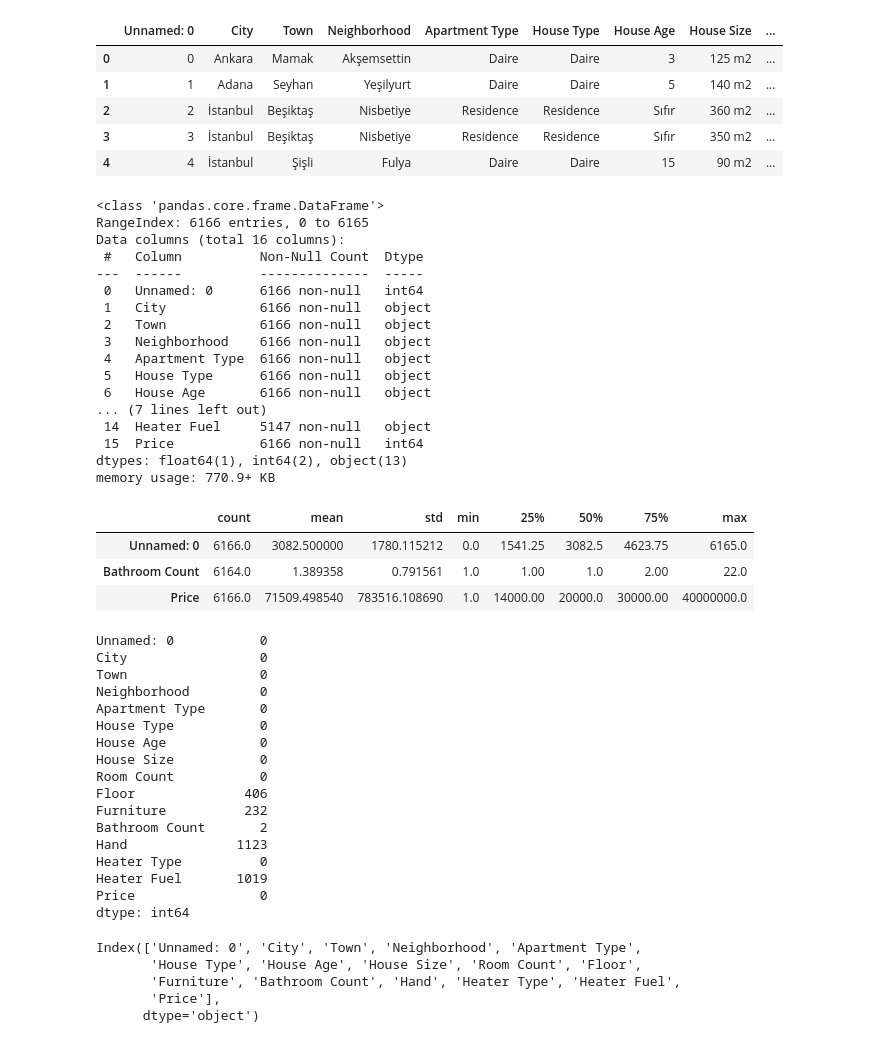
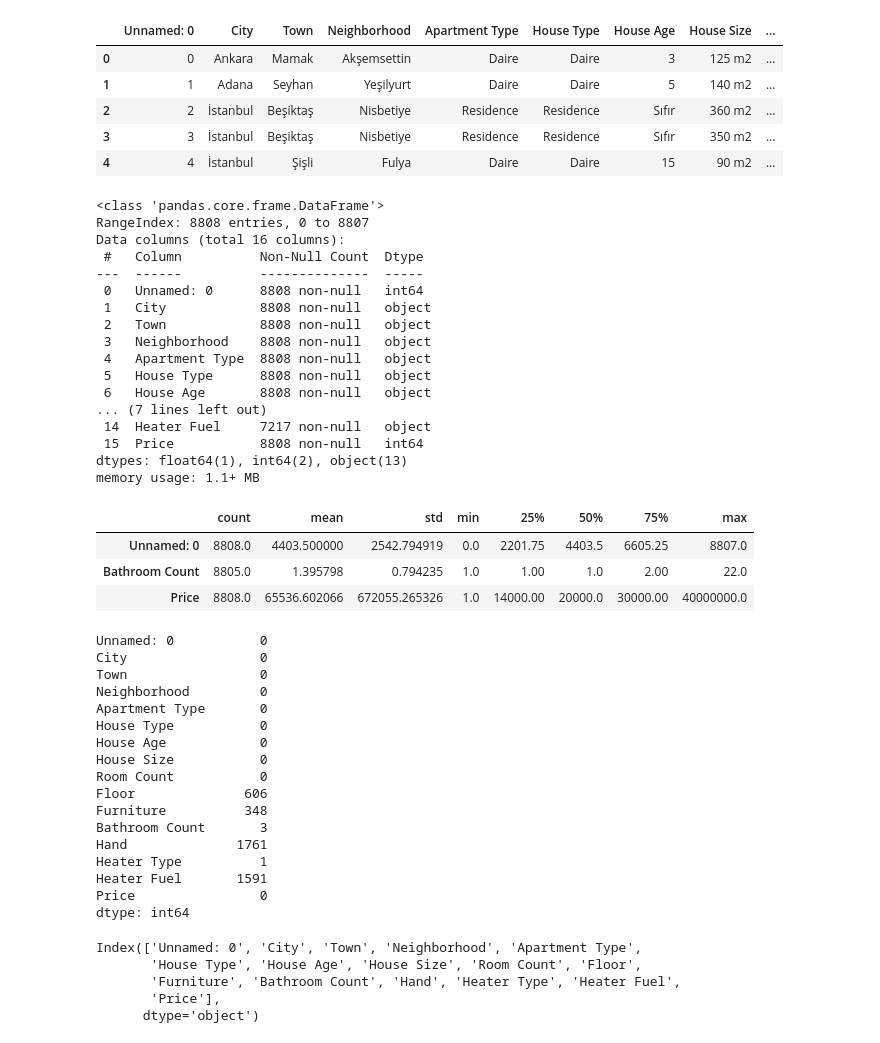
Before and after one commit to giraydorukyurt7/Rent-Estimation-System, a Jupyter notebook: Data_Analysis.ipynb, the cells around one changed output. Drawn from its saved outputs; the diff is of its cells as text; code cells hidden in the pictures.

```diff
--- a/Data_Analysis.ipynb
+++ b/Data_Analysis.ipynb
@@ -9,5 +9,4 @@ import seaborn as sns
 import matplotlib.pyplot as plt
 import scipy
 # %%
-dataset_train = pd.read_csv("Dataset_TR/train.csv")
-dataset_test = pd.read_csv("Dataset_TR/test.csv")
+dataset = pd.read_csv("Dataset_TR/dataset_combined.csv")
@@ -36,34 +31,34 @@ dataset_train.head()
 | 3 | 3 | İstanbul | Beşiktaş | Nisbetiye | Residence | Residence | Sıfır | 350 m2 | ... |
 | 4 | 4 | İstanbul | Şişli | Fulya | Daire | Daire | 15 | 90 m2 | ... |
 # %%
-dataset_train.info()
+dataset.info()
 # %% [output]
 <class 'pandas.core.frame.DataFrame'>
-RangeIndex: 6166 entries, 0 to 6165
+RangeIndex: 8808 entries, 0 to 8807
 Data columns (total 16 columns):
  #   Column          Non-Null Count  Dtype
 ---  ------          --------------  -----
- 0   Unnamed: 0      6166 non-null   int64
- 1   City            6166 non-null   object
- 2   Town            6166 non-null   object
- 3   Neighborhood    6166 non-null   object
- 4   Apartment Type  6166 non-null   object
- 5   House Type      6166 non-null   object
- 6   House Age       6166 non-null   object
+ 0   Unnamed: 0      8808 non-null   int64
+ 1   City            8808 non-null   object
+ 2   Town            8808 non-null   object
+ 3   Neighborhood    8808 non-null   object
+ 4   Apartment Type  8808 non-null   object
+ 5   House Type      8808 non-null   object
+ 6   House Age       8808 non-null   object
 ... (7 lines left out)
- 14  Heater Fuel     5147 non-null   object
- 15  Price           6166 non-null   int64
+ 14  Heater Fuel     7217 non-null   object
+ 15  Price           8808 non-null   int64
 dtypes: float64(1), int64(2), object(13)
-memory usage: 770.9+ KB
+memory usage: 1.1+ MB
 # %%
-dataset_train.describe().T
+dataset.describe().T
 # %% [output]
 |  | count | mean | std | min | 25% | 50% | 75% | max |
-| Unnamed: 0 | 6166.0 | 3082.500000 | 1780.115212 | 0.0 | 1541.25 | 3082.5 | 4623.75 | 6165.0 |
-| Bathroom Count | 6164.0 | 1.389358 | 0.791561 | 1.0 | 1.00 | 1.0 | 2.00 | 22.0 |
-| Price | 6166.0 | 71509.498540 | 783516.108690 | 1.0 | 14000.00 | 20000.0 | 30000.00 | 40000000.0 |
+| Unnamed: 0 | 8808.0 | 4403.500000 | 2542.794919 | 0.0 | 2201.75 | 4403.5 | 6605.25 | 8807.0 |
+| Bathroom Count | 8805.0 | 1.395798 | 0.794235 | 1.0 | 1.00 | 1.0 | 2.00 | 22.0 |
+| Price | 8808.0 | 65536.602066 | 672055.265326 | 1.0 | 14000.00 | 20000.0 | 30000.00 | 40000000.0 |
 # %%
-dataset_train.isnull().sum()
+dataset.isnull().sum()
 # %% [output]
 Unnamed: 0           0
 City                 0
@@ -74,12 +69,12 @@ House Type           0
 House Age            0
 House Size           0
 Room Count           0
-Floor              406
-Furniture          232
-Bathroom Count       2
-Hand              1123
-Heater Type          0
-Heater Fuel       1019
+Floor              606
+Furniture          348
+Bathroom Count       3
+Hand              1761
+Heater Type          1
+Heater Fuel       1591
 Price                0
 dtype: int64
 # %%
```
Also changed, not shown: parts of 89 cells of this notebook, 1 other file.
